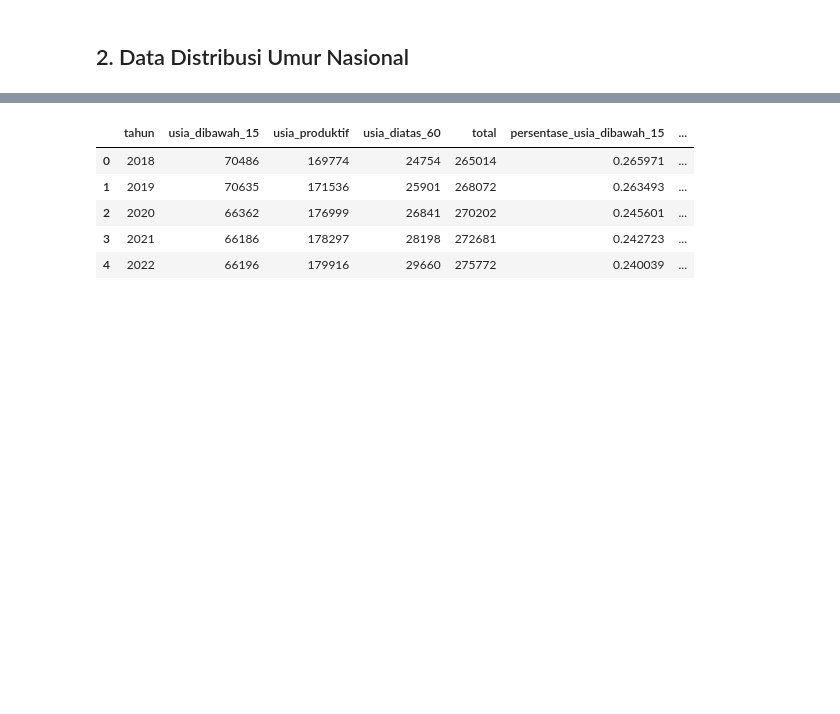
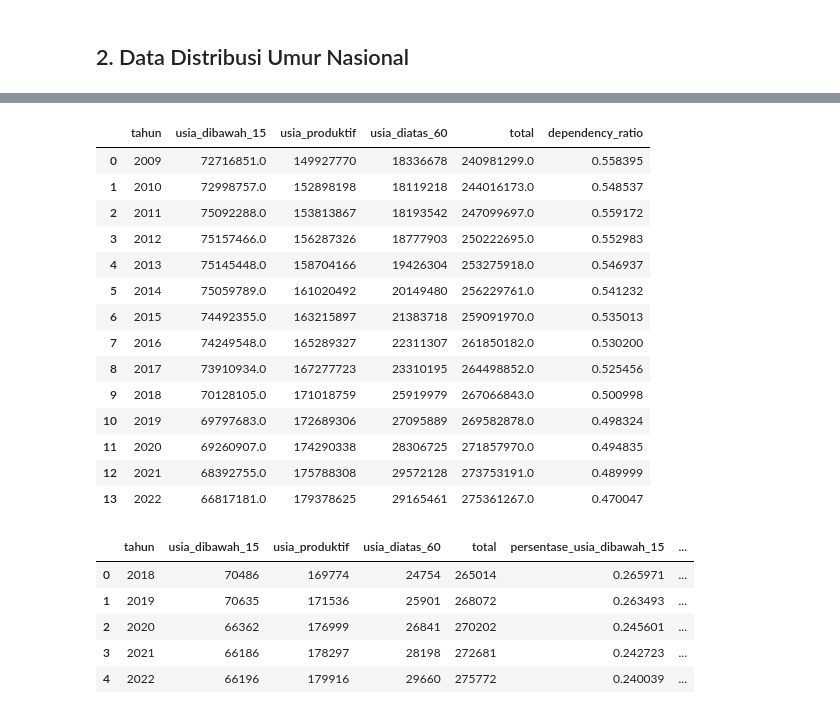
Before and after one commit to ghanahmada/demographic-bonus-analysis, a Jupyter notebook: preprocess.ipynb, the cells around one changed output, grey strips where cells are left out. Cells and saved outputs as stored; diff of their text form; code cells hidden in the pictures; blank space fills up the shorter version.

```diff
--- a/preprocess.ipynb
+++ b/preprocess.ipynb
@@ -72,0 +92,26 @@ used_df = [data_umur_2018, data_umur_2019, data_umur_2020, data_umur_2021, data_
+# %%
+data_umur_0910 = pd.read_excel("raw_data\data_umur\Jumlah Penduduk Usia 15 tahun ke Atas Menurut Golongan Umur 2009-2010.xlsx")
+data_umur_1112 = pd.read_excel("raw_data\data_umur\Jumlah Penduduk Usia 15 tahun ke Atas Menurut Golongan Umur 2011-2012.xlsx")
+data_umur_1314 = pd.read_excel("raw_data\data_umur\Jumlah Penduduk Usia 15 tahun ke Atas Menurut Golongan Umur 2013-2014.xlsx")
+data_umur_1516 = pd.read_excel("raw_data\data_umur\Jumlah Penduduk Usia 15 tahun ke Atas Menurut Golongan Umur 2015-2016.xlsx")
+data_umur_1718 = pd.read_excel("raw_data\data_umur\Jumlah Penduduk Usia 15 tahun ke Atas Menurut Golongan Umur 2017-2018.xlsx")
+data_umur_1920 = pd.read_excel("raw_data\data_umur\Jumlah Penduduk Usia 15 tahun ke Atas Menurut Golongan Umur 2019-2020.xlsx")
+data_umur_2122 = pd.read_excel("raw_data\data_umur\Jumlah Penduduk Usia 15 tahun ke Atas Menurut Golongan Umur 2021-2022.xlsx")
+
+used_df = [data_umur_0910, data_umur_1112, data_umur_1314, data_umur_1516, data_umur_1718, data_umur_1920, data_umur_2122]
+# %%
+start_year = 2009
+dict_umur = {"tahun":[i for i in range(start_year, 2023)], "usia_dibawah_15":[], "usia_produktif":[], "usia_diatas_60":[]}
+
+for df in used_df:
+    print(start_year)
+    dict_umur["usia_dibawah_15"].append(data_nasional[data_nasional["tahun"] == str(start_year)]["total_penduduk"].values[0] - int(df.iloc[-1, 1]))
+    start_year += 1
+    dict_umur["usia_dibawah_15"].append(data_nasional[data_nasional["tahun"] == str(start_year)]["total_penduduk"].values[0] - int(df.iloc[-1, 4]))
+    start_year += 1
+
+    dict_umur["usia_produktif"].append(sum(df.iloc[2:-2, 1].astype(int).values))
+    dict_umur["usia_produktif"].append(sum(df.iloc[2:-2, 4].astype(int).values))
+
+    dict_umur["usia_diatas_60"].append(int(df.iloc[-2, 1]))
+    dict_umur["usia_diatas_60"].append(int(df.iloc[-2, 4]))
@@ -73 +126,22 @@ used_df = [data_umur_2018, data_umur_2019, data_umur_2020, data_umur_2021, data_
+# %%
+df_umur = pd.DataFrame(dict_umur)
+df_umur["total"] = df_umur["usia_dibawah_15"] + df_umur["usia_produktif"] + df_umur["usia_diatas_60"]
+df_umur["dependency_ratio"] = (df_umur["usia_dibawah_15"] + (df_umur["usia_diatas_60"] * 0.6)) / df_umur["usia_produktif"]
+df_umur
+# %% [output]
+|  | tahun | usia_dibawah_15 | usia_produktif | usia_diatas_60 | total | dependency_ratio |
+| 0 | 2009 | 72716851.0 | 149927770 | 18336678 | 240981299.0 | 0.558395 |
+| 1 | 2010 | 72998757.0 | 152898198 | 18119218 | 244016173.0 | 0.548537 |
+| 2 | 2011 | 75092288.0 | 153813867 | 18193542 | 247099697.0 | 0.559172 |
+| 3 | 2012 | 75157466.0 | 156287326 | 18777903 | 250222695.0 | 0.552983 |
+| 4 | 2013 | 75145448.0 | 158704166 | 19426304 | 253275918.0 | 0.546937 |
+| 5 | 2014 | 75059789.0 | 161020492 | 20149480 | 256229761.0 | 0.541232 |
+| 6 | 2015 | 74492355.0 | 163215897 | 21383718 | 259091970.0 | 0.535013 |
+| 7 | 2016 | 74249548.0 | 165289327 | 22311307 | 261850182.0 | 0.530200 |
+| 8 | 2017 | 73910934.0 | 167277723 | 23310195 | 264498852.0 | 0.525456 |
+| 9 | 2018 | 70128105.0 | 171018759 | 25919979 | 267066843.0 | 0.500998 |
+| 10 | 2019 | 69797683.0 | 172689306 | 27095889 | 269582878.0 | 0.498324 |
+| 11 | 2020 | 69260907.0 | 174290338 | 28306725 | 271857970.0 | 0.494835 |
+| 12 | 2021 | 68392755.0 | 175788308 | 29572128 | 273753191.0 | 0.489999 |
+| 13 | 2022 | 66817181.0 | 179378625 | 29165461 | 275361267.0 | 0.470047 |
 # %%
```
Also changed, not shown: parts of 6 cells of this notebook, 16 other files.
